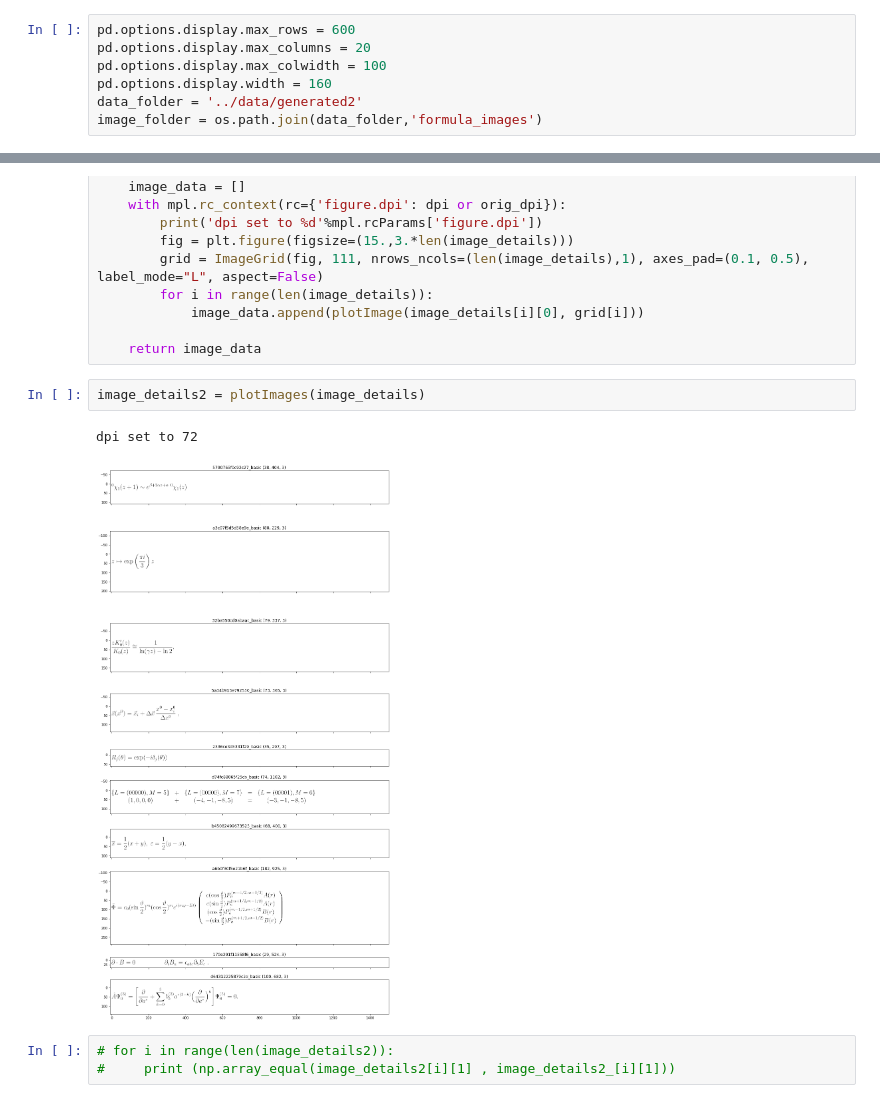
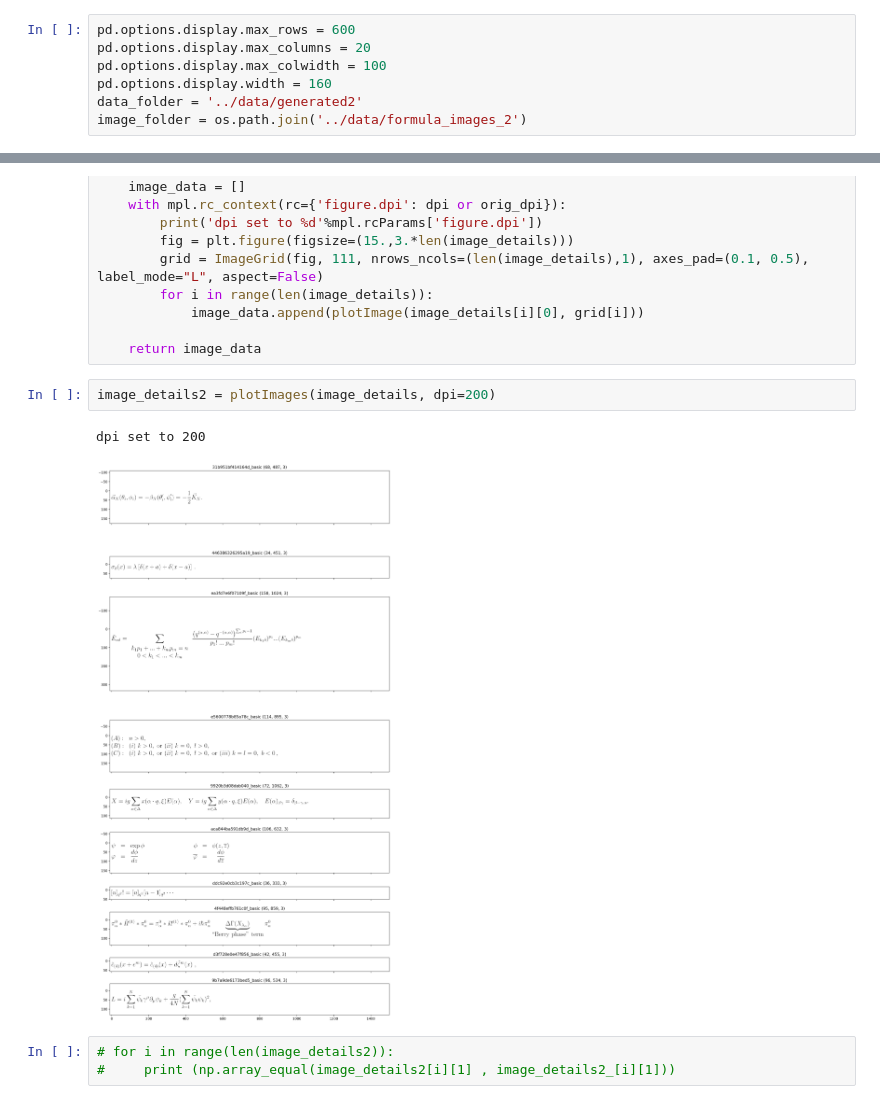
Before and after one commit to untrix/im2latex, a Jupyter notebook: src/data_curation_2_pruning.ipynb, the cells around one changed output, grey strips where cells are left out. Drawn from its saved outputs; the diff is of its cells as text.

```diff
--- a/src/data_curation_2_pruning.ipynb
+++ b/src/data_curation_2_pruning.ipynb
@@ -52,7 +52,7 @@ pd.options.display.max_columns = 20
 pd.options.display.max_colwidth = 100
 pd.options.display.width = 160
 data_folder = '../data/generated2'
-image_folder = os.path.join(data_folder,'formula_images')
+image_folder = os.path.join('../data/formula_images_2')
 # %% [markdown]
 ---
 View The Images
@@ -211,10 +211,10 @@ def plotImages(image_details, dpi=None):
 
     return image_data
 # %%
-image_details2 = plotImages(image_details)
+image_details2 = plotImages(image_details, dpi=200)
 # %% [output]
-dpi set to 72
+dpi set to 200
-[figure, old version]
+[figure, new version]
 # %%
 # for i in range(len(image_details2)):
 #     print (np.array_equal(image_details2[i][1] , image_details2_[i][1]))
```
Also changed, not shown: parts of 3 cells of this notebook, 4 other files.
